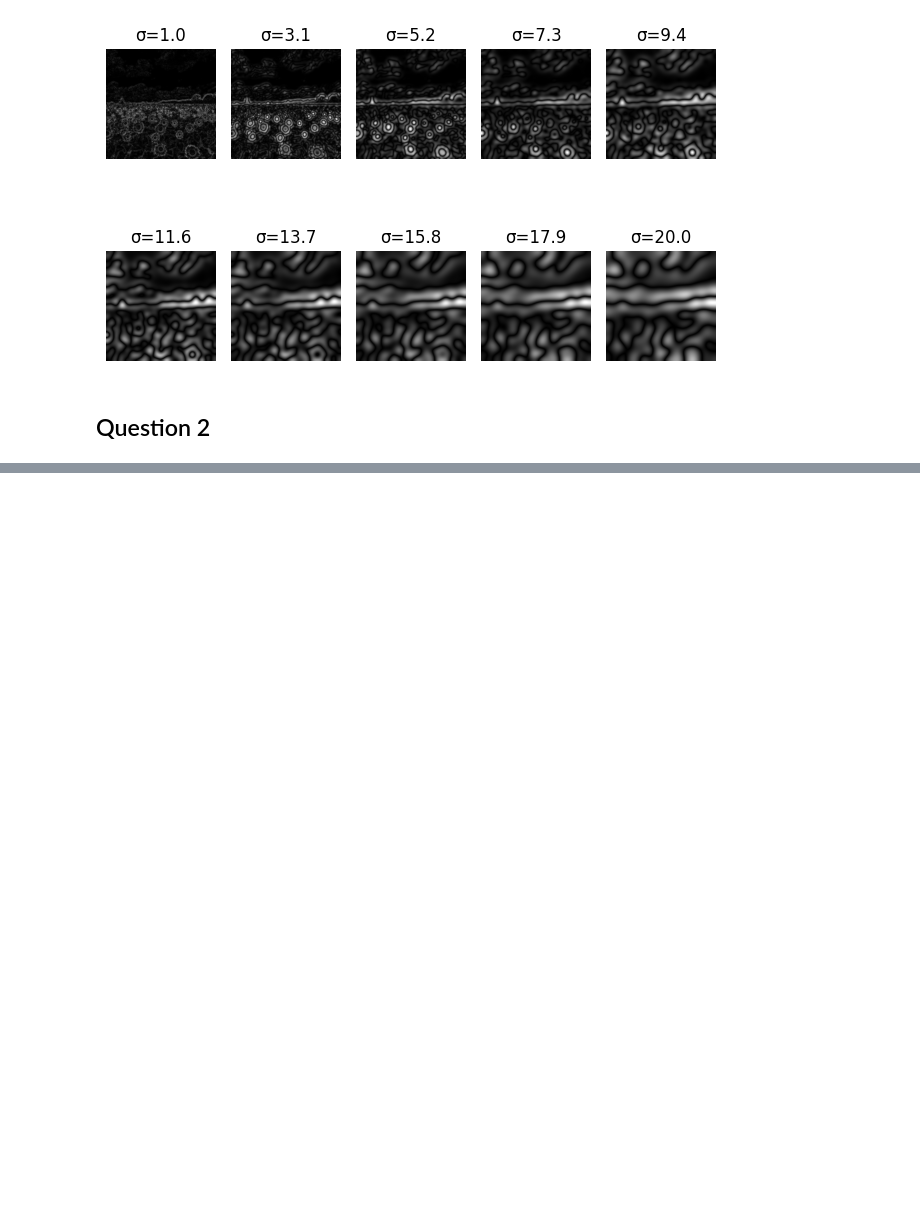
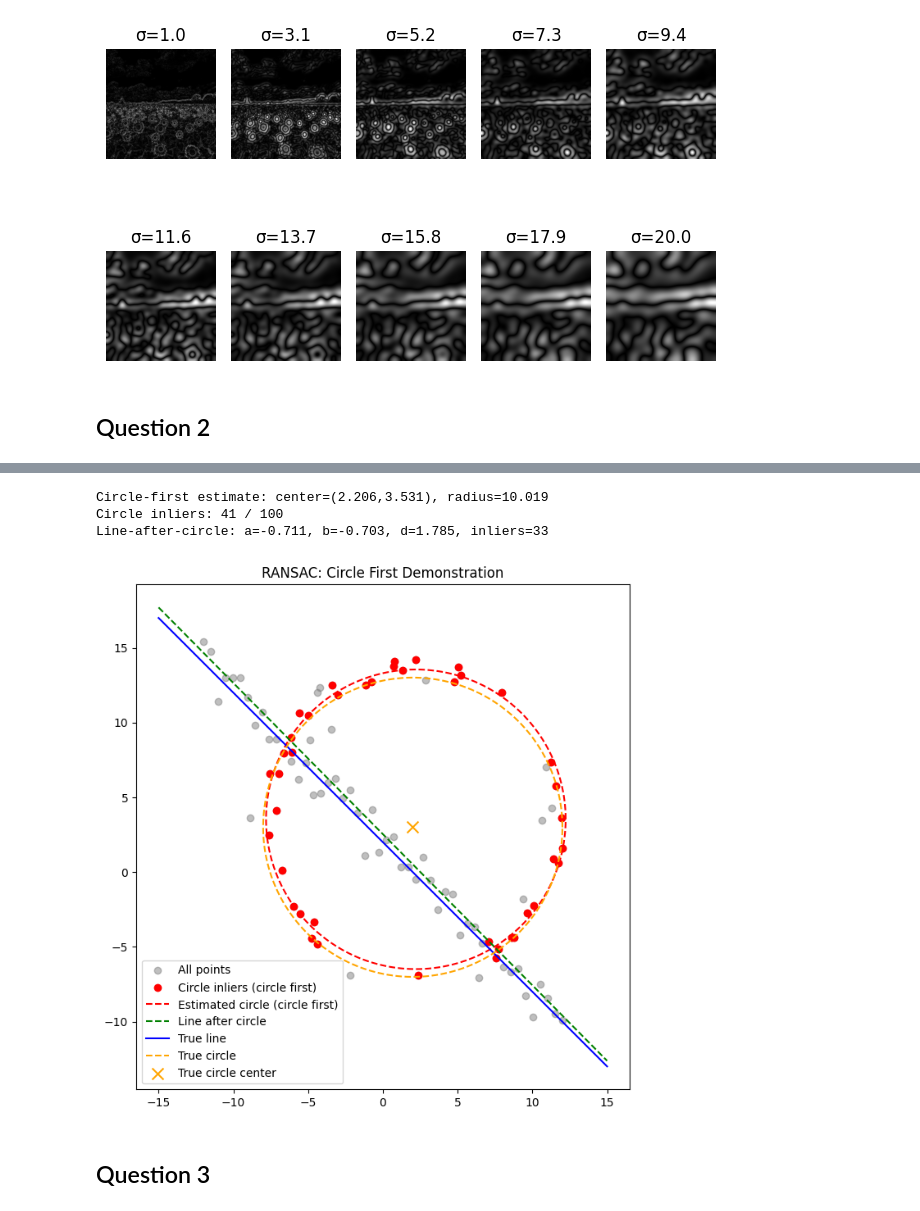
Before and after one commit to NadhaIrshad/In22-S5-EN3160---Image-Processing-and-Machine-Vision, a Jupyter notebook: Assignment2/ass2.ipynb, the cells around one changed output, grey strips where cells are left out. Drawn from its saved outputs; the diff is of its cells as text; code cells hidden in the pictures; blank space fills up the shorter version.

```diff
--- a/Assignment2/ass2.ipynb
+++ b/Assignment2/ass2.ipynb
@@ -76,0 +359,54 @@ plt.show()
+# %%
+# -------------------------------
+# Circle first
+# -------------------------------
+circle_model_first, circle_inliers_first = ransac_circle(X, n_iterations=1000, dist_threshold=0.7, min_inliers=25)
+cx_first, cy_first, r_first = circle_model_first
+
+print(f"Circle-first estimate: center=({cx_first:.3f},{cy_first:.3f}), radius={r_first:.3f}")
+print(f"Circle inliers: {len(circle_inliers_first)} / {len(X)}")
+
+# Remove circle inliers to fit line (optional)
+mask = np.ones(len(X), dtype=bool)
+mask[circle_inliers_first] = False
+X_rem_line = X[mask]
+
+# Fit line on remaining points (optional)
+best_model_line_after, line_inliers_after = ransac_line(X_rem_line, n_iterations=1000, dist_threshold=0.7, min_inliers=30)
+a_after, b_after, d_after = best_model_line_after
+print(f"Line-after-circle: a={a_after:.3f}, b={b_after:.3f}, d={d_after:.3f}, inliers={len(line_inliers_after)}")
+
+# -------------------------------
+# Plot results
+# -------------------------------
+plt.figure(figsize=(8,8))
+plt.scatter(X[:,0], X[:,1], color='gray', alpha=0.5, label='All points')
+
+# Circle-first inliers
+plt.scatter(X[circle_inliers_first,0], X[circle_inliers_first,1], color='red', label='Circle inliers (circle first)')
+
+# Plot estimated circle
+theta = np.linspace(0,2*np.pi,200)
+plt.plot(cx_first + r_first*np.cos(theta), cy_first + r_first*np.sin(theta), 'r--', label='Estimated circle (circle first)')
+
+# Optional: plot line after circle
+x_vals = np.linspace(-15,15,100)
+y_vals = (-a_after*x_vals - d_after)/b_after
+plt.plot(x_vals, y_vals, 'g--', label='Line after circle')
+
+# Ground truth
+plt.plot(x_vals, m_true*x_vals+b_true, 'b-', label='True line')
+plt.plot(x0_gt + r*np.cos(theta), y0_gt + r*np.sin(theta), 'orange', linestyle='--', label='True circle')
+plt.scatter(x0_gt, y0_gt, color='orange', marker='x', s=100, label='True circle center')
+
+plt.gca().set_aspect('equal')
+plt.legend()
+plt.title("RANSAC: Circle First Demonstration")
+plt.show()
+# %% [output]
+Circle-first estimate: center=(2.206,3.531), radius=10.019
+Circle inliers: 41 / 100
+Line-after-circle: a=-0.711, b=-0.703, d=1.785, inliers=33
+[figure, added]
+# %% [markdown]
+## Question 3
```
Also changed, not shown: parts of 5 cells of this notebook.
